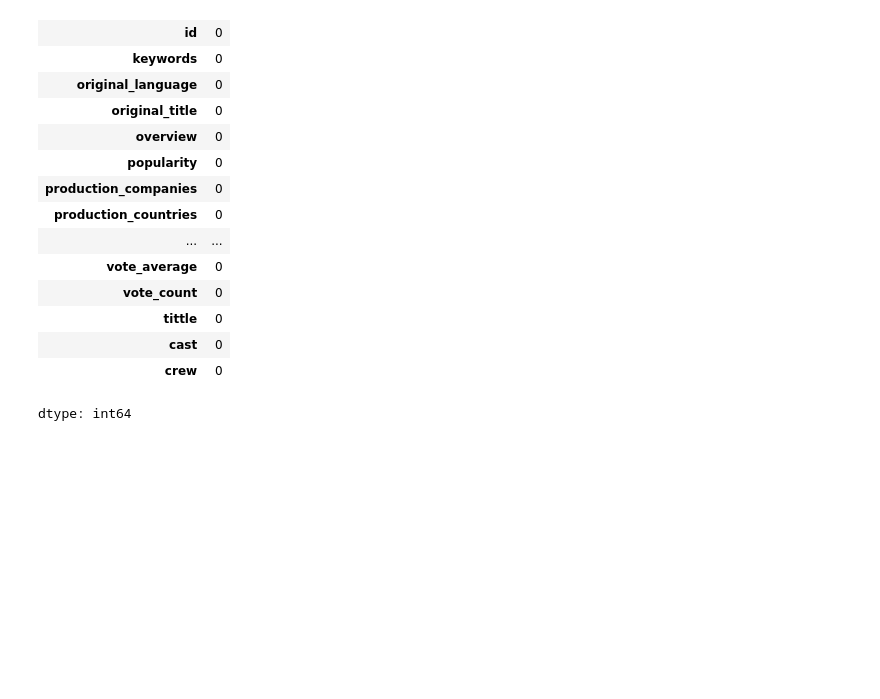
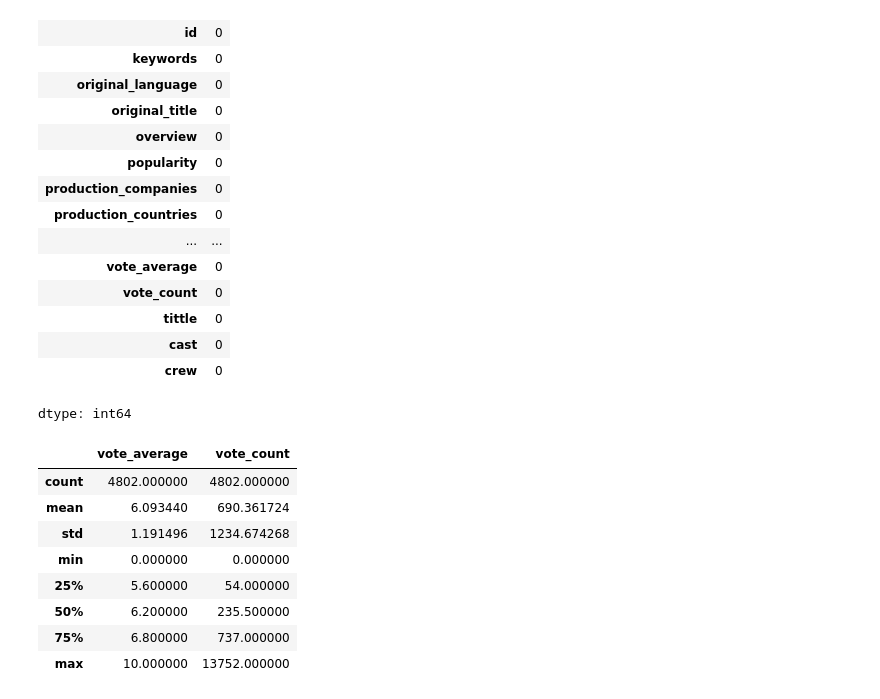
Before and after one commit to Moniroth760/Movie-prediction, a Jupyter notebook: MovieRecomendation.ipynb, the cells around one changed output. Cells and saved outputs as stored; diff of their text form; code cells hidden in the pictures; blank space fills up the shorter version.

```diff
--- a/MovieRecomendation.ipynb
+++ b/MovieRecomendation.ipynb
@@ -102,3 +102,18 @@ df2.isnull().sum()
 | cast | 0 |
 | crew | 0 |
 dtype: int64
+# %%
+# check columns exist
+df2[['title', 'vote_average', 'vote_count']].head()
+# look at some statistics
+df2[['vote_average', 'vote_count']].describe()
+# %% [output]
+|  | vote_average | vote_count |
+| count | 4802.000000 | 4802.000000 |
+| mean | 6.093440 | 690.361724 |
+| std | 1.191496 | 1234.674268 |
+| min | 0.000000 | 0.000000 |
+| 25% | 5.600000 | 54.000000 |
+| 50% | 6.200000 | 235.500000 |
+| 75% | 6.800000 | 737.000000 |
+| max | 10.000000 | 13752.000000 |
```
Also changed, not shown: parts of 1 cell of this notebook.
